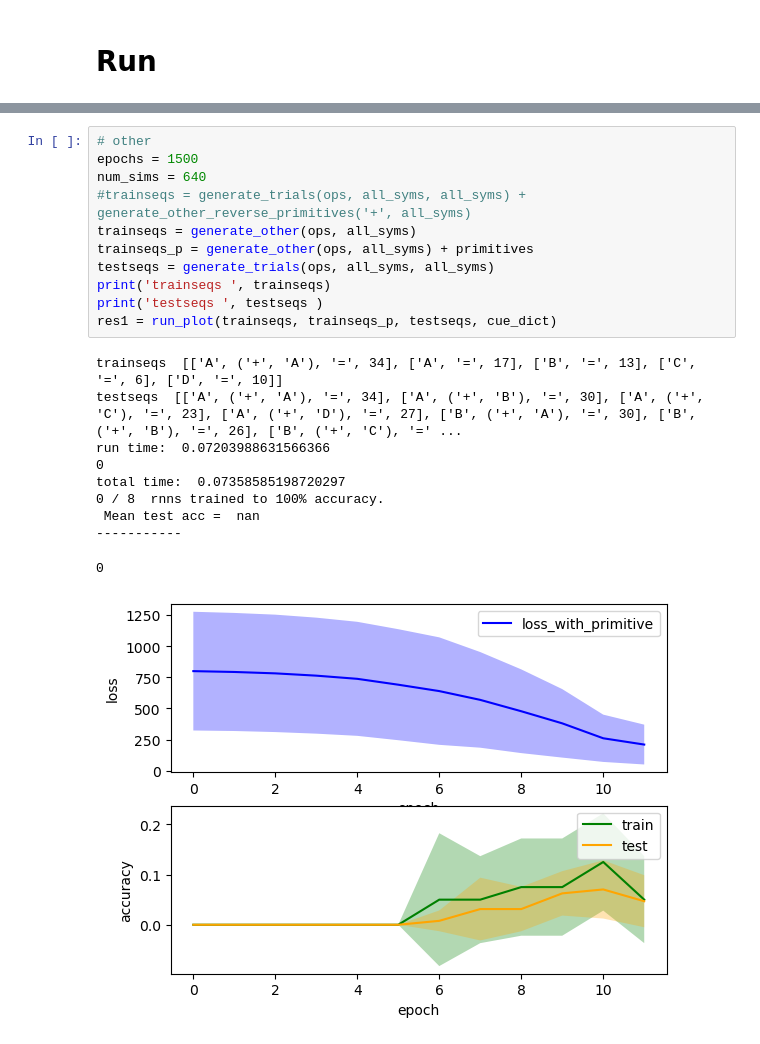
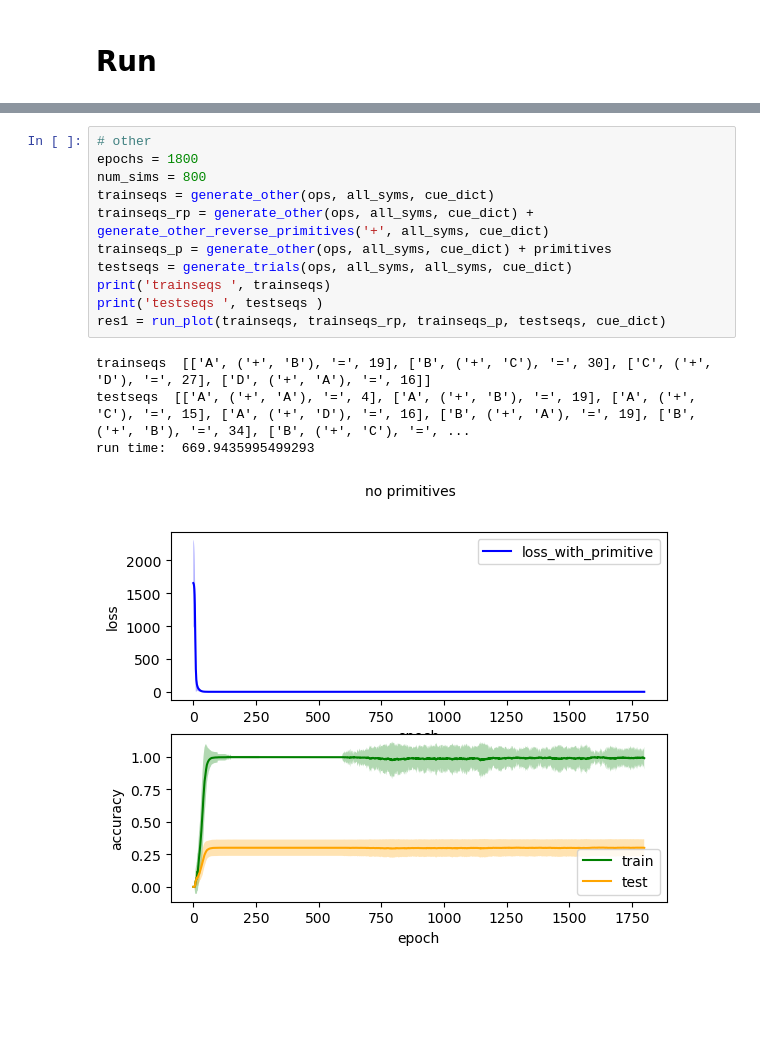
Before and after one commit to aranas/compositional_learning, a Jupyter notebook: _run_RNNs/addition_inputs.ipynb, the cells around one changed output, grey strips where cells are left out. Cells and saved outputs as stored; diff of their text form; blank space fills up the shorter version.

```diff
--- a/_run_RNNs/addition_inputs.ipynb
+++ b/_run_RNNs/addition_inputs.ipynb
@@ -182,22 +218,16 @@ print(primitives)
 # %%
 # other
-epochs = 1500
-num_sims = 640
-#trainseqs = generate_trials(ops, all_syms, all_syms) + generate_other_reverse_primitives('+', all_syms)
-trainseqs = generate_other(ops, all_syms)
-trainseqs_p = generate_other(ops, all_syms) + primitives
-testseqs = generate_trials(ops, all_syms, all_syms)
+epochs = 1800
+num_sims = 800
+trainseqs = generate_other(ops, all_syms, cue_dict)
+trainseqs_rp = generate_other(ops, all_syms, cue_dict) + generate_other_reverse_primitives('+', all_syms, cue_dict)
+trainseqs_p = generate_other(ops, all_syms, cue_dict) + primitives
+testseqs = generate_trials(ops, all_syms, all_syms, cue_dict)
 print('trainseqs ', trainseqs)
 print('testseqs ', testseqs )
-res1 = run_plot(trainseqs, trainseqs_p, testseqs, cue_dict)
+res1 = run_plot(trainseqs, trainseqs_rp, trainseqs_p, testseqs, cue_dict)
 # %% [output]
-trainseqs  [['A', ('+', 'A'), '=', 34], ['A', '=', 17], ['B', '=', 13], ['C', '=', 6], ['D', '=', 10]]
-testseqs  [['A', ('+', 'A'), '=', 34], ['A', ('+', 'B'), '=', 30], ['A', ('+', 'C'), '=', 23], ['A', ('+', 'D'), '=', 27], ['B', ('+', 'A'), '=', 30], ['B', ('+', 'B'), '=', 26], ['B', ('+', 'C'), '=' ...
-run time:  0.07203988631566366
-0
-total time:  0.07358585198720297
-0 / 8  rnns trained to 100% accuracy.
- Mean test acc =  nan
------------
+trainseqs  [['A', ('+', 'B'), '=', 19], ['B', ('+', 'C'), '=', 30], ['C', ('+', 'D'), '=', 27], ['D', ('+', 'A'), '=', 16]]
+testseqs  [['A', ('+', 'A'), '=', 4], ['A', ('+', 'B'), '=', 19], ['A', ('+', 'C'), '=', 15], ['A', ('+', 'D'), '=', 16], ['B', ('+', 'A'), '=', 19], ['B', ('+', 'B'), '=', 34], ['B', ('+', 'C'), '=', ...
+run time:  669.9435995499293
-0
-[figure, old version]
+[figure, new version]
```
Also changed, not shown: parts of 13 cells of this notebook, 22 other files.
